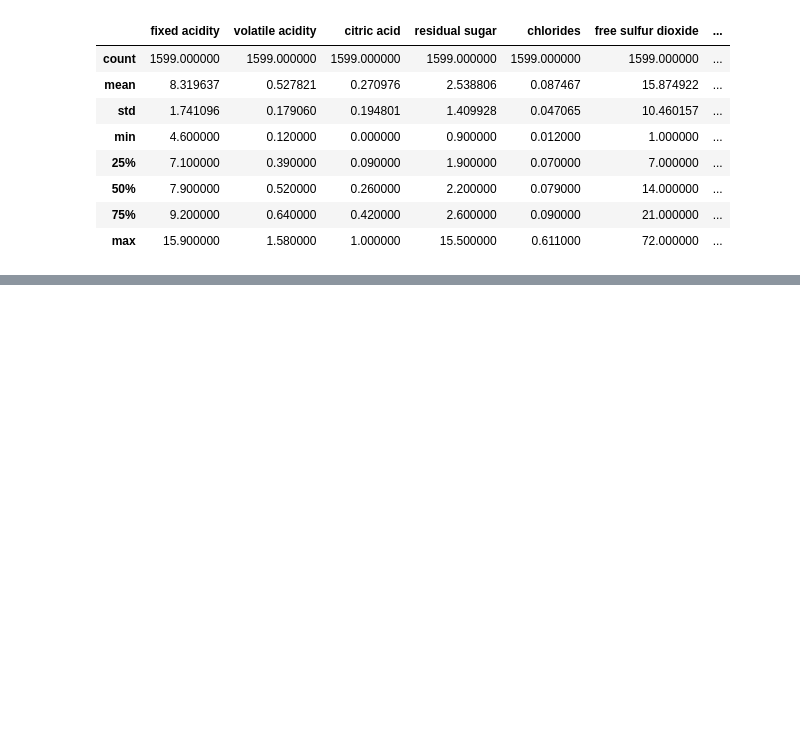
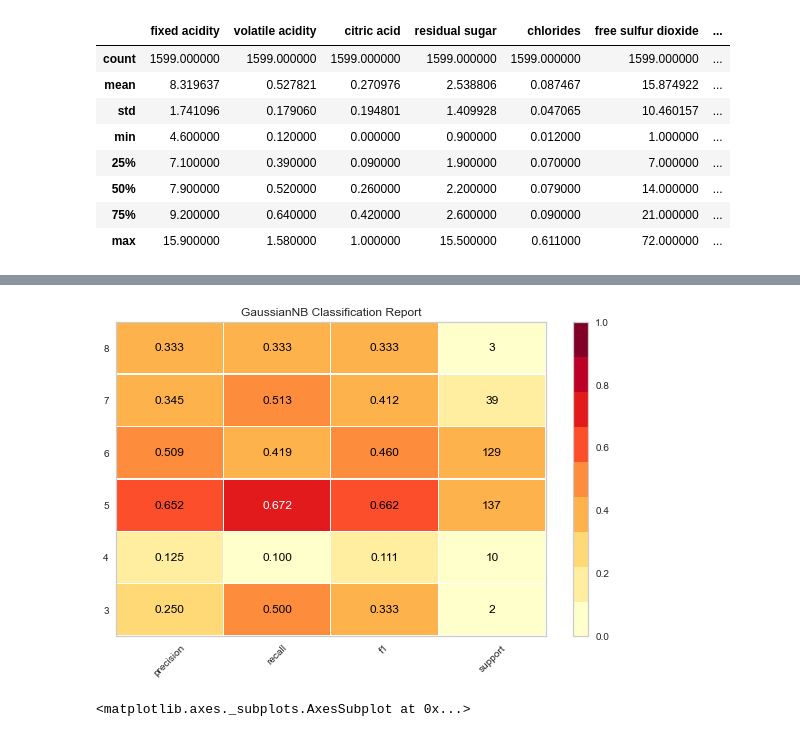
Before and after one commit to infoshareacademy/jdszr2-DataResearchers, a Jupyter notebook: ML/main.ipynb, the cells around one changed output, grey strips where cells are left out. Cells and saved outputs as stored; diff of their text form; code cells hidden in the pictures; blank space fills up the shorter version.

```diff
--- a/ML/main.ipynb
+++ b/ML/main.ipynb
@@ -131,0 +211,21 @@ weighted avg       0.72      0.72      0.71       320
+# %%
+from sklearn.model_selection import TimeSeriesSplit
+from sklearn.naive_bayes import GaussianNB
+from yellowbrick.classifier import ClassificationReport
+from yellowbrick.datasets import load_occupancy
+
+# Load the classification dataset
+X_red = wine_red.drop("quality",axis=1)
+y_red = wine_red["quality"]
+
+
+# Instantiate the classification model and visualizer
+model = GaussianNB()
+visualizer = ClassificationReport(model, support=True)
+
+visualizer.fit(train_x_red, train_y_red)        # Fit the visualizer and the model
+visualizer.score(test_x_red, test_y_red)        # Evaluate the model on the test data
+visualizer.show()                       # Finalize and show the figure
+# %% [output]
+[figure, added]
+<matplotlib.axes._subplots.AxesSubplot at 0x...>
```
Also changed, not shown: parts of 25 cells of this notebook.
